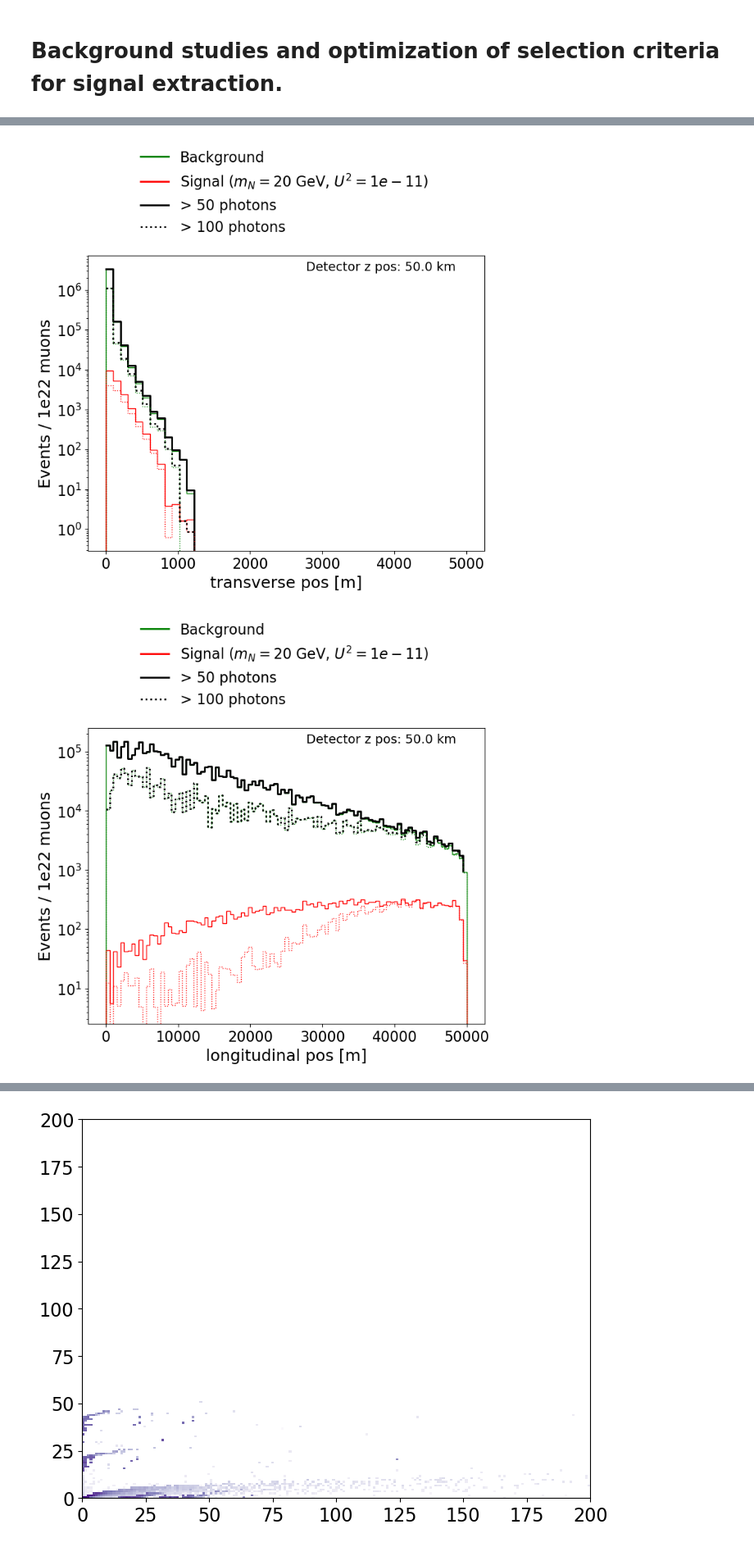
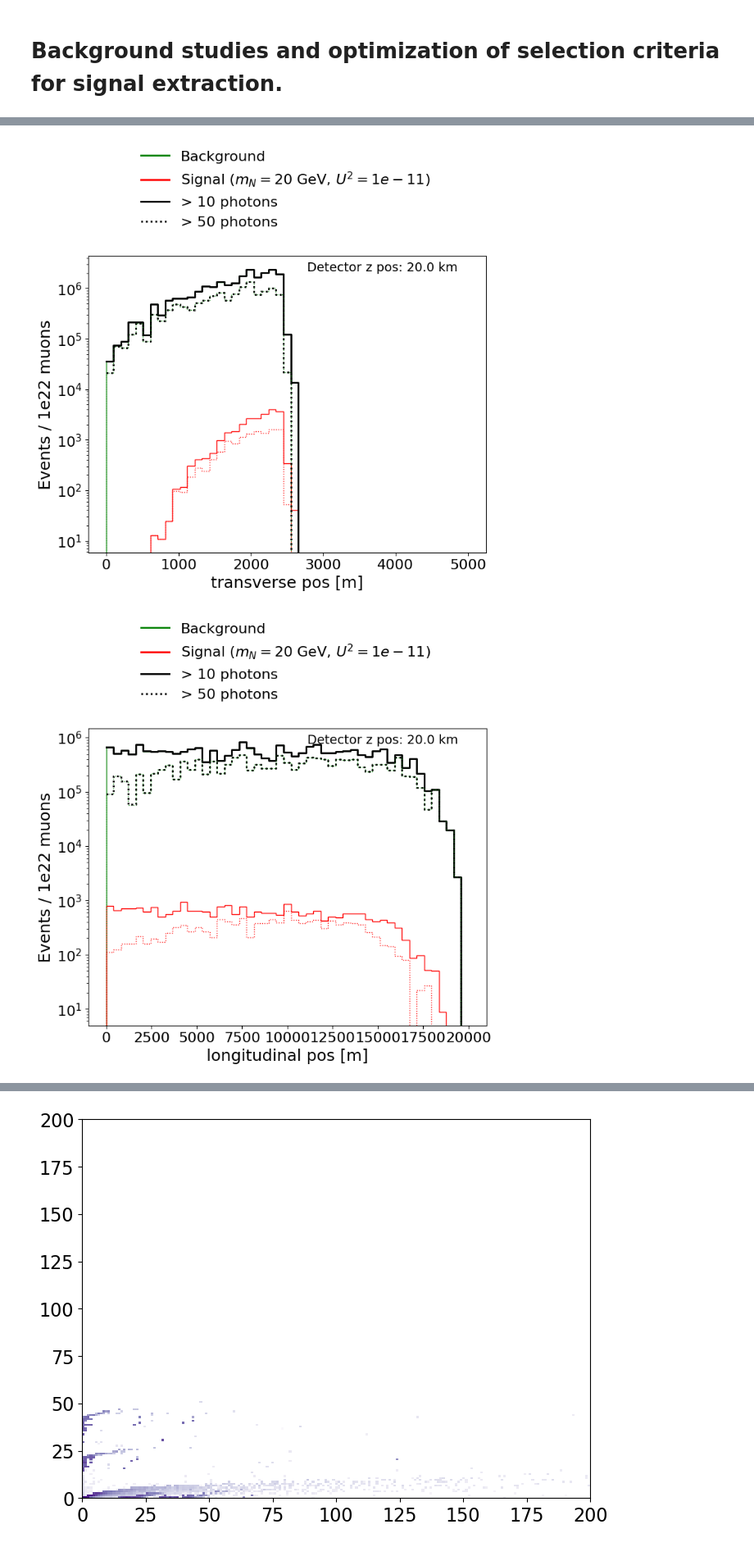
Before and after one commit to nickkamp1/NeutrinoFactoryHNL, a Jupyter notebook: BalloonSandbox.ipynb, the cells around one changed output, grey strips where cells are left out. Shown at 82% size. Cells and saved outputs as stored; diff of their text form; code cells hidden in the pictures.

```diff
--- a/BalloonSandbox.ipynb
+++ b/BalloonSandbox.ipynb
@@ -474,8 +474,8 @@ plt.show()
 # %%
 from src.background import compute_background_at_satellite
 
-detector_positions = np.array([#[0,0,10e3],
-                               [0,0,50e3],
+detector_positions = np.array([[0,0,20e3],
+                               [0,0,100e3],
                                #[0,500,150e3],
                                #[0,-500,100e3],
                                #[0,0,100e3]
@@ -483,8 +483,7 @@ detector_positions = np.array([#[0,0,10e3],
 
 geom = HNLFluxGeometry(
         E_mu=E_mu,
-        satellite_height=max(detector_positions[:,2]),
         dump_depth=100,
-        dump_angle = 1.55
+        dump_angle = 1.53
         )
 # %% [output]
@@ -534,39 +527,39 @@ for ib,h in enumerate(detector_positions[:,-1]):
     plt.plot([], [], color='green', label='Background', linestyle='-')
     plt.plot([], [], color='red', label=r'Signal ($m_N = %d$ GeV, $U^2 = %1.0e$)'%(sample_mN,sample_U2), linestyle='-')
     transverse_bins = np.linspace(0,5000,50)
-    for min_photons,ls in [(50, '-'),(100, ':')]:
+    for min_photons,ls in [(10, '-'),(50, ':')]:
         plt.plot([], [], color='black', linestyle=ls, label='> %d photons'%min_photons)
         detected = background_results.photon_counts[ib] > min_photons
         n_bkg,_,_ = plt.hist(np.sqrt(background_results.interaction_positions[:,0]**2 + background_results.interaction_positions[:,1]**2),
                              bins=transverse_bins,weights=background_results.weights*detected,color='green',histtype='step',linestyle=ls)
         sig_detected = signal_results.photon_counts[ib] > min_photons
         n_sig,_,_ = plt.hist(np.sqrt(signal_results.interaction_positions[:,0]**2 + signal_results.interaction_positions[:,1]**2),
                              bins=transverse_bins,weights=signal_results.weights*sig_detected,color='red',histtype='step',linestyle=ls,label=None)
         plt.step(transverse_bins[:-1], n_sig+n_bkg, where='post', color='black', linestyle=ls)
     plt.semilogy()
     plt.xlabel("transverse pos [m]")
     plt.ylabel("Events / 1e22 muons")
     plt.text(0.55, 0.95, f"Detector z pos: {h/1000:.1f} km", transform=plt.gca().transAxes, fontsize=14)
     plt.legend(bbox_to_anchor=(0.1, 1.4), loc='upper left')
     plt.show()
 
 
     plt.plot([], [], color='green', label='Background', linestyle='-')
     plt.plot([], [], color='red', label=r'Signal ($m_N = %d$ GeV, $U^2 = %1.0e$)'%(sample_mN,sample_U2), linestyle='-')
-    hbins = np.linspace(0,h,100)
-    for min_photons,ls in [(50, '-'),(100, ':')]:
+    hbins = np.linspace(0,h,50)
+    for min_photons,ls in [(10, '-'),(50, ':')]:
         plt.plot([], [], color='black', linestyle=ls, label='> %d photons'%min_photons)
         bkg_detected = background_results.photon_counts[ib] > min_photons
         n_bkg,_,_ = plt.hist(background_results.interaction_positions[:,-1],bins=hbins,weights=background_results.weights*bkg_detected,color='green',histtype='step',linestyle=ls)
         sig_detected = signal_results.photon_counts[ib] > min_photons
         n_sig,_,_ = plt.hist(signal_results.interaction_positions[:,-1],bins=hbins,weights=signal_results.weights*sig_detected,color='red',histtype='step',linestyle=ls,label=None)
         plt.step(hbins[:-1], n_sig+n_bkg, where='post', color='black', linestyle=ls)
     plt.semilogy()
     plt.xlabel("longitudinal pos [m]")
     plt.ylabel("Events / 1e22 muons")
     plt.text(0.55, 0.95, f"Detector z pos: {h/1000:.1f} km", transform=plt.gca().transAxes, fontsize=14)
     plt.legend(bbox_to_anchor=(0.1, 1.4), loc='upper left')
     plt.show()
 # %% [output]
-[figure, old version]
+[figure, new version]
-[figure, old version]
+[figure, new version]
```
Also changed, not shown: parts of 3 cells of this notebook, 6 other files.
